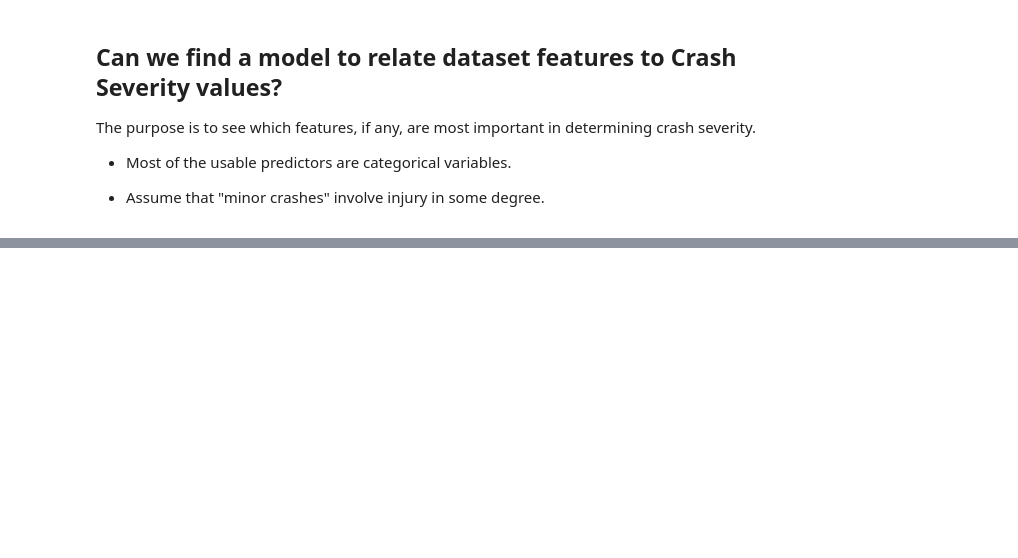
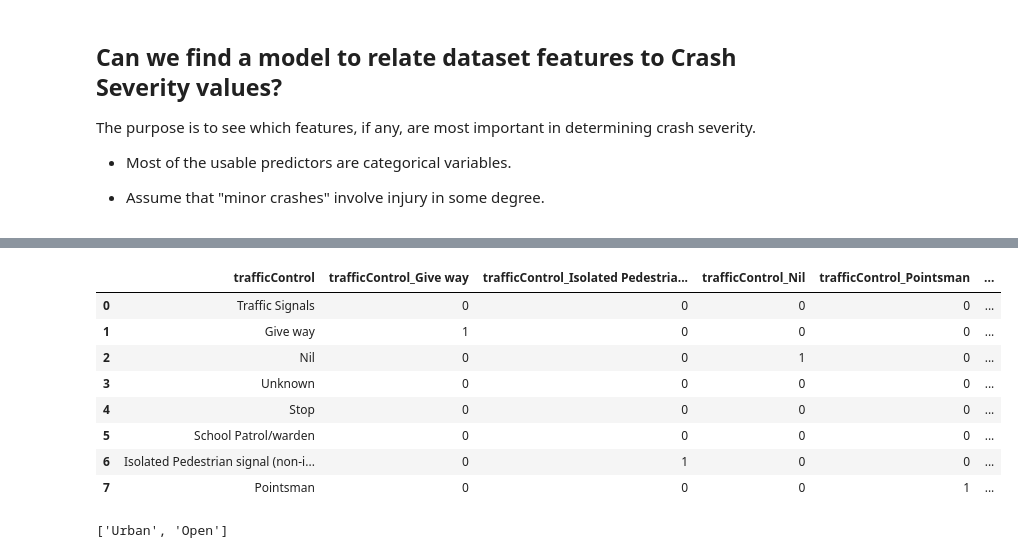
Before and after one commit to melancurion/Traffic_Data_Study, a Jupyter notebook: notebook/Traffic_Data_Analysis.ipynb, the cells around one changed output, grey strips where cells are left out. Cells and saved outputs as stored; diff of their text form; code cells hidden in the pictures; blank space fills up the shorter version.

```diff
--- a/notebook/Traffic_Data_Analysis.ipynb
+++ b/notebook/Traffic_Data_Analysis.ipynb
@@ -615,0 +801,3 @@ drop_these = [
+# %%
+trafficControl = list(df.trafficControl.unique())
+trafficControl
@@ -615,0 +986,24 @@ drop_these = [
+# %%
+# One-hot-encode trafficControl
+trafficControl_df = pd.DataFrame(trafficControl, columns=["trafficControl"])
+dum_df = pd.get_dummies(trafficControl_df, columns=["trafficControl"], prefix=["trafficControl"])
+trafficControl_df = trafficControl_df.join(dum_df)
+trafficControl_df
+# %% [output]
+|  | trafficControl | trafficControl_Give way | trafficControl_Isolated Pedestria... | trafficControl_Nil | trafficControl_Pointsman | ... |
+| 0 | Traffic Signals | 0 | 0 | 0 | 0 | ... |
+| 1 | Give way | 1 | 0 | 0 | 0 | ... |
+| 2 | Nil | 0 | 0 | 1 | 0 | ... |
+| 3 | Unknown | 0 | 0 | 0 | 0 | ... |
+| 4 | Stop | 0 | 0 | 0 | 0 | ... |
+| 5 | School Patrol/warden | 0 | 0 | 0 | 0 | ... |
+| 6 | Isolated Pedestrian signal (non-i... | 0 | 1 | 0 | 0 | ... |
+| 7 | Pointsman | 0 | 0 | 0 | 1 | ... |
+# %%
+# One-hot-encode urban
+urban_df = pd.DataFrame(urban, columns=["urban"])
+dum_df = pd.get_dummies(urban_df, columns=["urban"], prefix=["urban"])
+urban_df = urban_df.join(dum_df)
+urban
+# %% [output]
+['Urban', 'Open']
```
Also changed, not shown: parts of 85 cells of this notebook, 8 other files.
